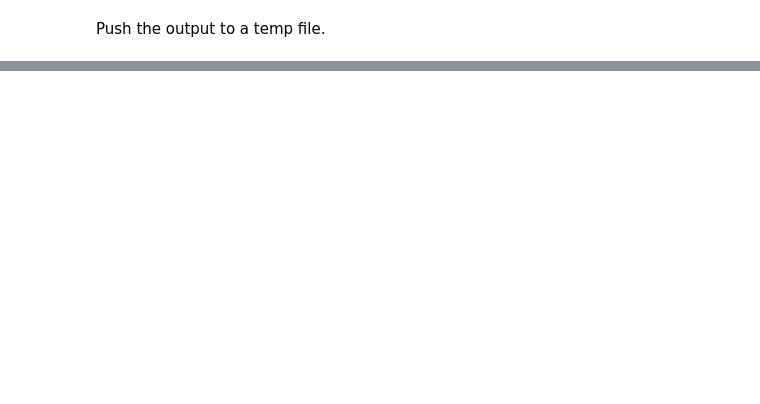
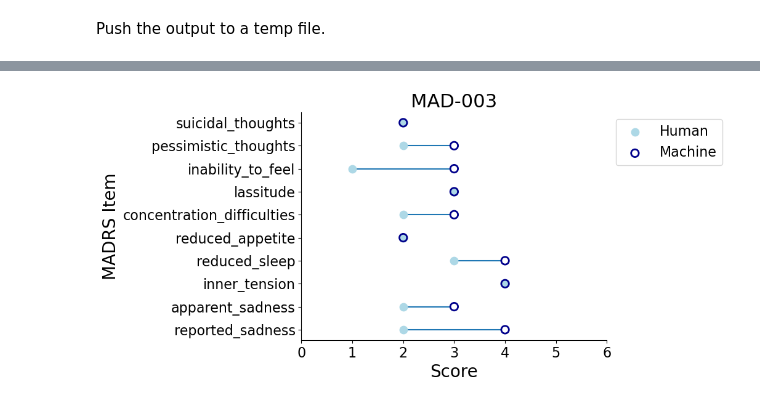
Before and after one commit to MADRS-interview/MADRS-transcribe, a Jupyter notebook: notebooks/naive-langchain-rate.ipynb, the cells around one changed output, grey strips where cells are left out. Saved outputs shown, nothing was run; the diff lists cells and outputs as text; code cells hidden in the pictures; blank space fills up the shorter version.

```diff
--- a/notebooks/naive-langchain-rate.ipynb
+++ b/notebooks/naive-langchain-rate.ipynb
@@ -195,0 +285,4 @@ with output_path.open(mode='w') as file:
+# %%
+plot_diff("MAD-003")
+# %% [output]
+[figure, added]
```
Also changed, not shown: parts of 12 cells of this notebook.
